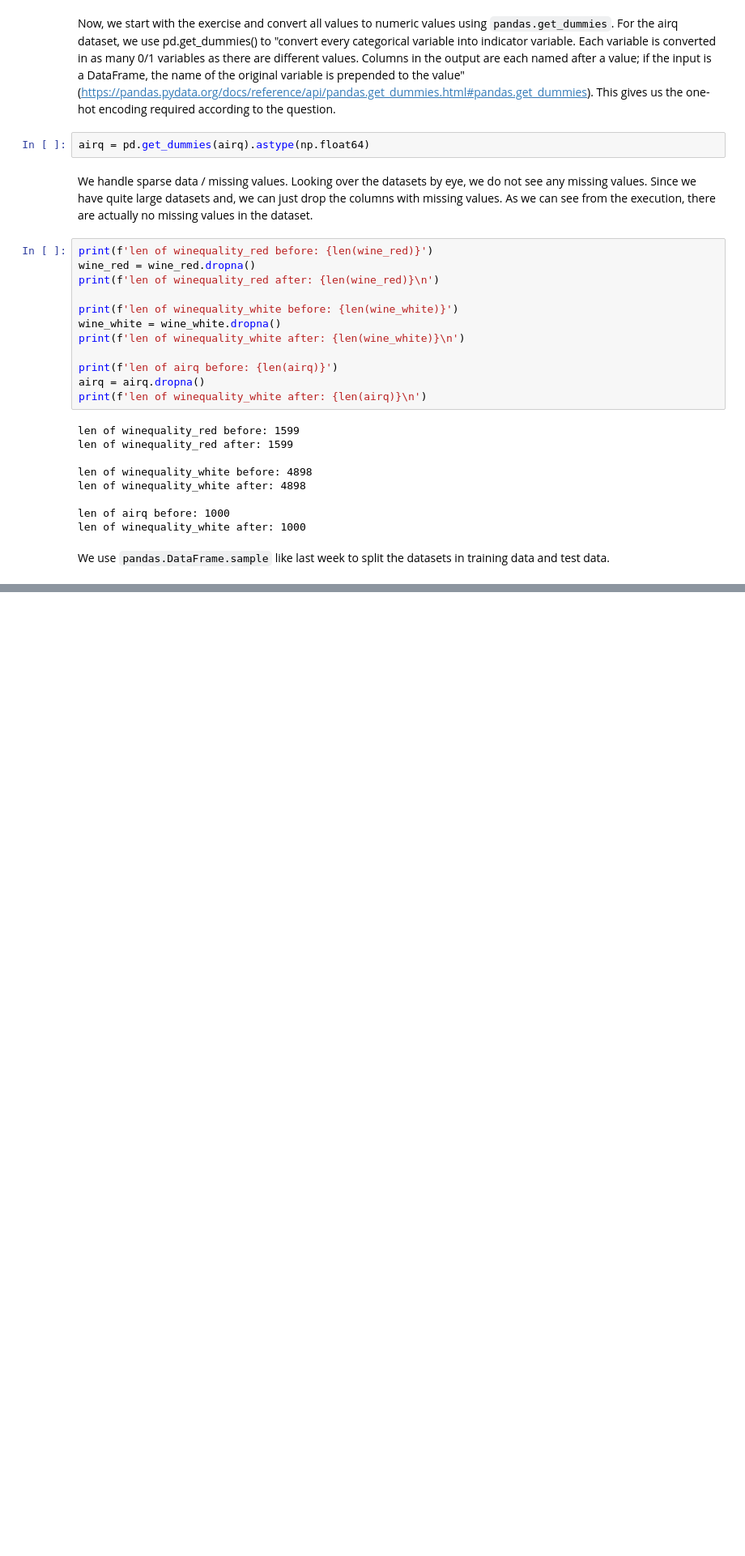
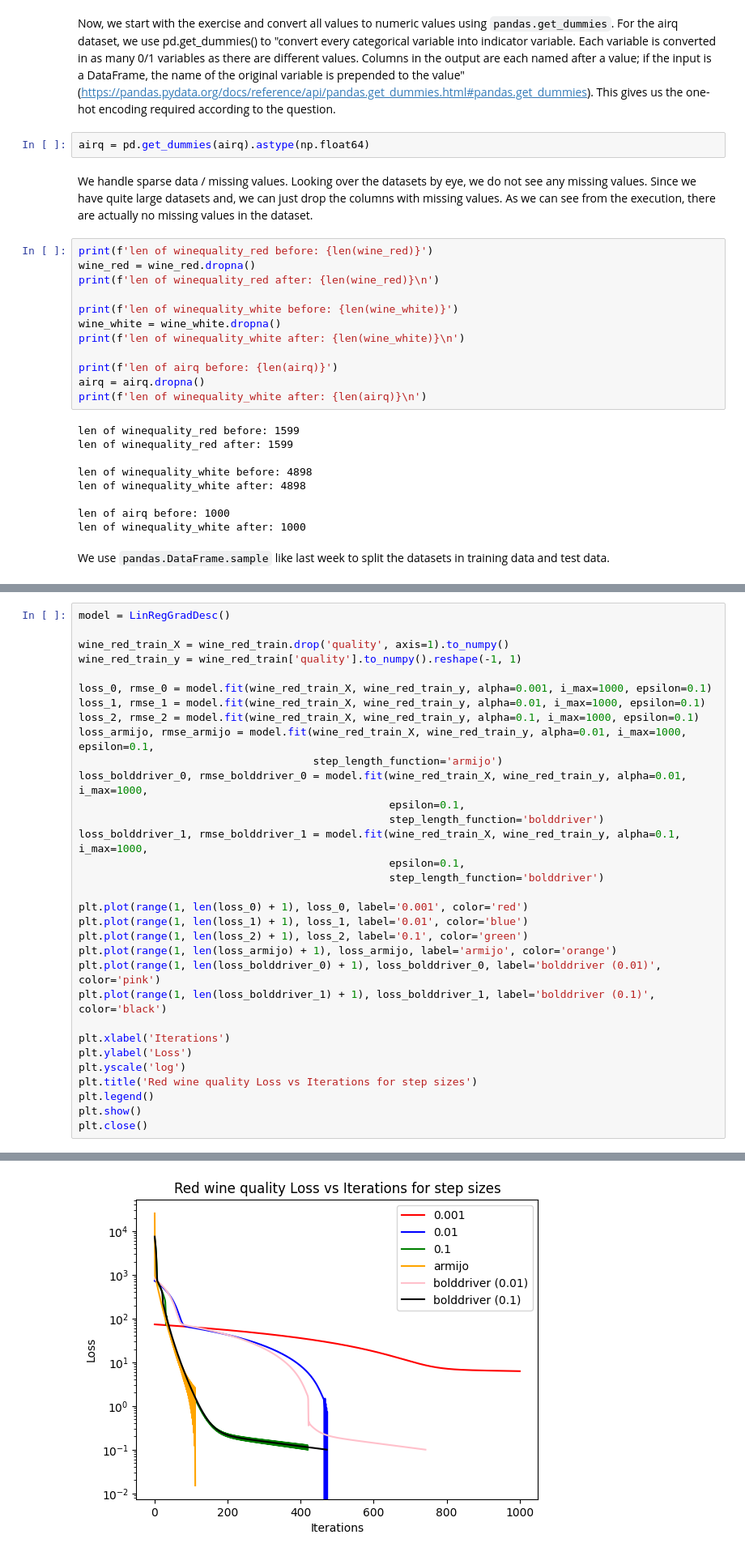
Before and after one commit to moOritzl/bachelorpraktikum-applied-machine-learning, a Jupyter notebook: Week_03/Data_Processing_Gradient_Descent.ipynb, the cells around one changed output, grey strips where cells are left out. Shown at 81% size. Drawn from its saved outputs; the diff is of its cells as text; blank space fills up the shorter version.

```diff
--- a/Week_03/Data_Processing_Gradient_Descent.ipynb
+++ b/Week_03/Data_Processing_Gradient_Descent.ipynb
@@ -245,0 +339,33 @@ Shape of residuals: (200,)
+# %%
+model = LinRegGradDesc()
+
+wine_red_train_X = wine_red_train.drop('quality', axis=1).to_numpy()
+wine_red_train_y = wine_red_train['quality'].to_numpy().reshape(-1, 1)
+
+loss_0, rmse_0 = model.fit(wine_red_train_X, wine_red_train_y, alpha=0.001, i_max=1000, epsilon=0.1)
+loss_1, rmse_1 = model.fit(wine_red_train_X, wine_red_train_y, alpha=0.01, i_max=1000, epsilon=0.1)
+loss_2, rmse_2 = model.fit(wine_red_train_X, wine_red_train_y, alpha=0.1, i_max=1000, epsilon=0.1)
+loss_armijo, rmse_armijo = model.fit(wine_red_train_X, wine_red_train_y, alpha=0.01, i_max=1000, epsilon=0.1,
+                                     step_length_function='armijo')
+loss_bolddriver_0, rmse_bolddriver_0 = model.fit(wine_red_train_X, wine_red_train_y, alpha=0.01, i_max=1000,
+                                                 epsilon=0.1,
+                                                 step_length_function='bolddriver')
+loss_bolddriver_1, rmse_bolddriver_1 = model.fit(wine_red_train_X, wine_red_train_y, alpha=0.1, i_max=1000,
+                                                 epsilon=0.1,
+                                                 step_length_function='bolddriver')
+
+plt.plot(range(1, len(loss_0) + 1), loss_0, label='0.001', color='red')
+plt.plot(range(1, len(loss_1) + 1), loss_1, label='0.01', color='blue')
+plt.plot(range(1, len(loss_2) + 1), loss_2, label='0.1', color='green')
+plt.plot(range(1, len(loss_armijo) + 1), loss_armijo, label='armijo', color='orange')
+plt.plot(range(1, len(loss_bolddriver_0) + 1), loss_bolddriver_0, label='bolddriver (0.01)', color='pink')
+plt.plot(range(1, len(loss_bolddriver_1) + 1), loss_bolddriver_1, label='bolddriver (0.1)', color='black')
+
+plt.xlabel('Iterations')
+plt.ylabel('Loss')
+plt.yscale('log')
+plt.title('Red wine quality Loss vs Iterations for step sizes')
+plt.legend()
+plt.show()
+plt.close()
+# %% [output]
@@ -245,0 +378 @@ Shape of residuals: (200,)
+[figure, added]
```
Also changed, not shown: parts of 18 cells of this notebook, 2 other files.
